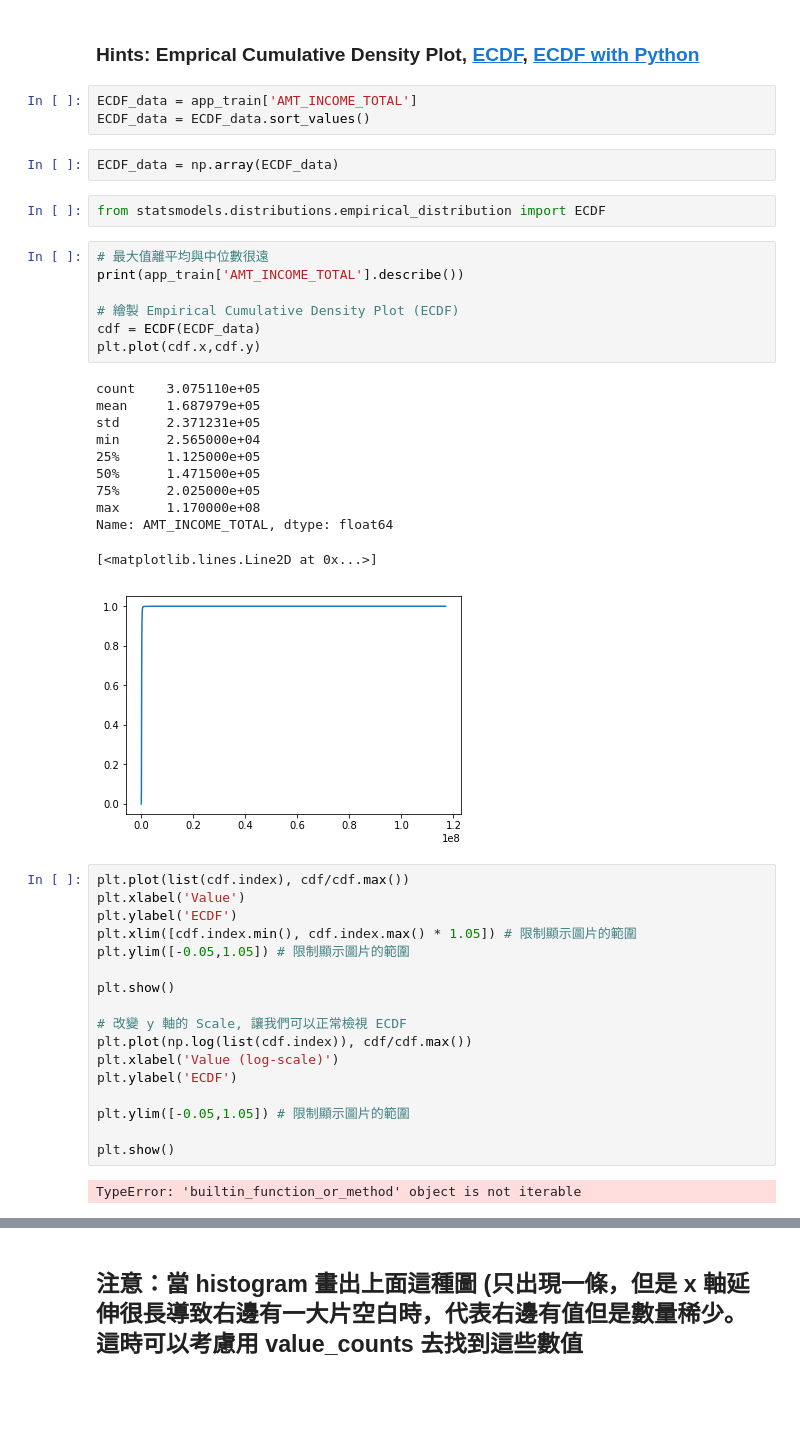
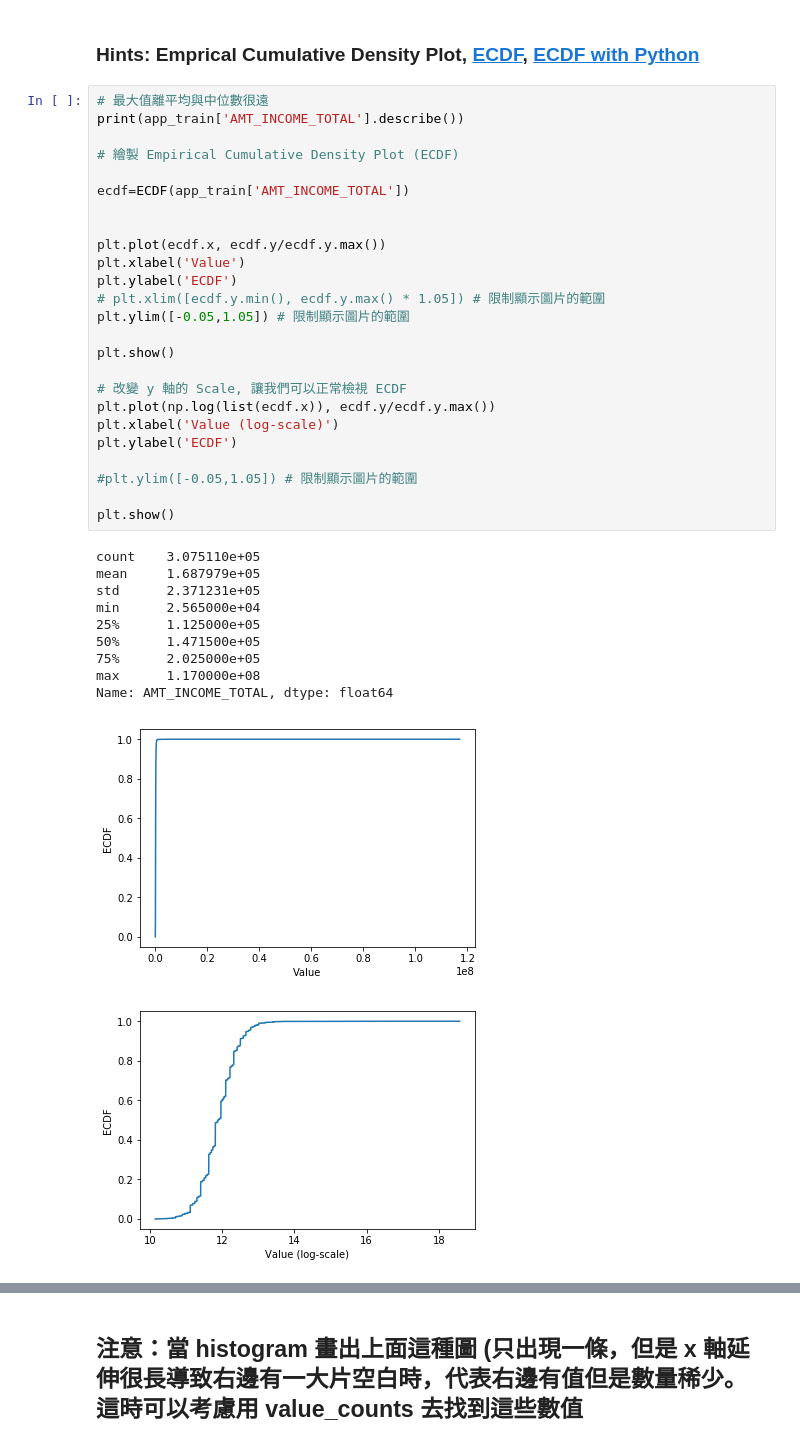
Before and after one commit to tses89214/2nd-ML100Days, a Jupyter notebook: homework/Day_006_HW.ipynb, the cells around one changed output, grey strips where cells are left out. Saved outputs shown, nothing was run; the diff lists cells and outputs as text; blank space fills up the shorter version.

```diff
--- a/homework/Day_006_HW.ipynb
+++ b/homework/Day_006_HW.ipynb
@@ -66,50 +84,42 @@ ValueError: max must be larger than min in range parameter.
 # %% [markdown]
 ### Hints: Emprical Cumulative Density Plot, [ECDF](https://zh.wikipedia.org/wiki/%E7%BB%8F%E9%AA%8C%E5%88%86%E5%B8%83%E5%87%BD%E6%95%B0), [ECDF with Python](https://stackoverflow.com/questions/14006520/ecdf-in-python-without-step-function)
-# %%
-ECDF_data = app_train['AMT_INCOME_TOTAL']
-ECDF_data = ECDF_data.sort_values()
-# %%
-ECDF_data = np.array(ECDF_data)
-# %%
-from statsmodels.distributions.empirical_distribution import ECDF
-# %%
-# 最大值離平均與中位數很遠
-print(app_train['AMT_INCOME_TOTAL'].describe())
-
-# 繪製 Empirical Cumulative Density Plot (ECDF)
-cdf = ECDF(ECDF_data)
-plt.plot(cdf.x,cdf.y)
-# %% [output]
-count    3.075110e+05
-mean     1.687979e+05
-std      2.371231e+05
-min      2.565000e+04
-25%      1.125000e+05
-50%      1.471500e+05
-75%      2.025000e+05
-max      1.170000e+08
-Name: AMT_INCOME_TOTAL, dtype: float64
-[<matplotlib.lines.Line2D at 0x...>]
-[figure, removed]
 # %%
-plt.plot(list(cdf.index), cdf/cdf.max())
+# 最大值離平均與中位數很遠
+print(app_train['AMT_INCOME_TOTAL'].describe())
+
+# 繪製 Empirical Cumulative Density Plot (ECDF)
+
+ecdf=ECDF(app_train['AMT_INCOME_TOTAL'])
+
+
+plt.plot(ecdf.x, ecdf.y/ecdf.y.max())
 plt.xlabel('Value')
 plt.ylabel('ECDF')
-plt.xlim([cdf.index.min(), cdf.index.max() * 1.05]) # 限制顯示圖片的範圍
+# plt.xlim([ecdf.y.min(), ecdf.y.max() * 1.05]) # 限制顯示圖片的範圍
 plt.ylim([-0.05,1.05]) # 限制顯示圖片的範圍
 
 plt.show()
 
 # 改變 y 軸的 Scale, 讓我們可以正常檢視 ECDF
-plt.plot(np.log(list(cdf.index)), cdf/cdf.max())
+plt.plot(np.log(list(ecdf.x)), ecdf.y/ecdf.y.max())
 plt.xlabel('Value (log-scale)')
 plt.ylabel('ECDF')
 
-plt.ylim([-0.05,1.05]) # 限制顯示圖片的範圍
+#plt.ylim([-0.05,1.05]) # 限制顯示圖片的範圍
 
 plt.show()
 # %% [output]
-TypeError: 'builtin_function_or_method' object is not iterable
+count    3.075110e+05
+mean     1.687979e+05
+std      2.371231e+05
+min      2.565000e+04
+25%      1.125000e+05
+50%      1.471500e+05
+75%      2.025000e+05
+max      1.170000e+08
+Name: AMT_INCOME_TOTAL, dtype: float64
+[figure, added]
+[figure, added]
 # %% [markdown]
 ## 補充：Normal dist 的 ECDF
 ![ecdf_normal](https://au.mathworks.com/help/examples/stats/win64/PlotEmpiricalCdfAndCompareWithSamplingDistributionExample_01.png)
```
Also changed, not shown: parts of 11 cells of this notebook.
